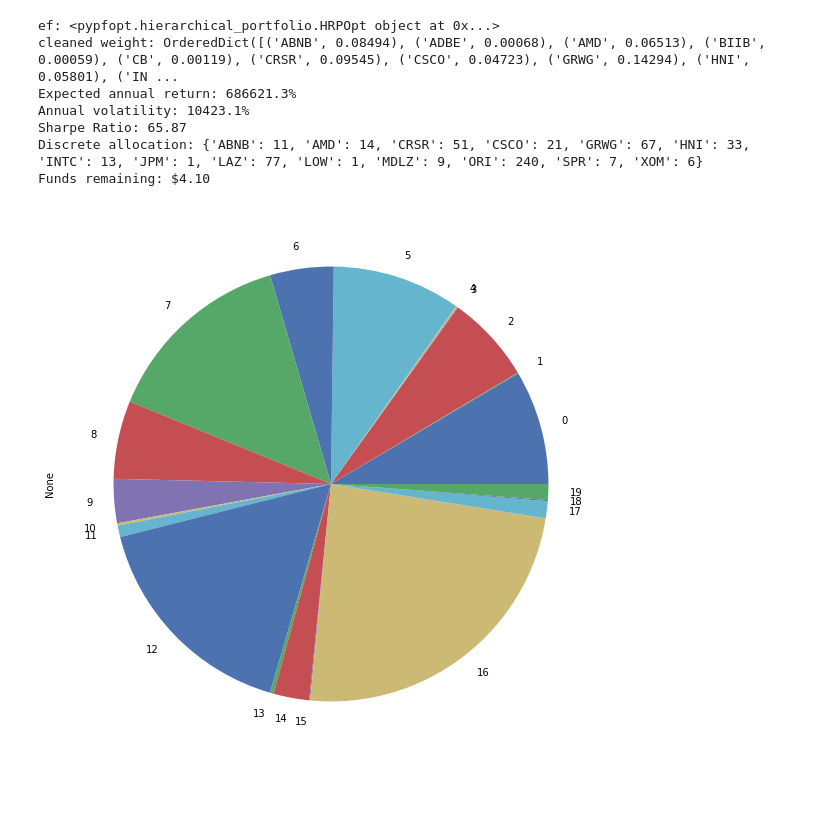
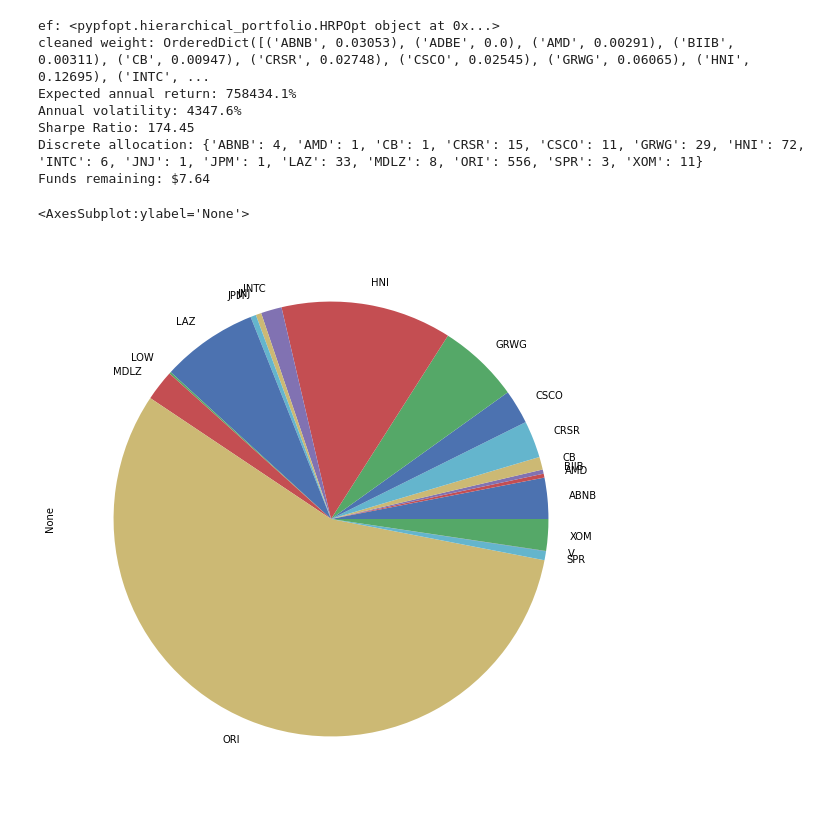
Before and after one commit to Altway/data-acc, a Jupyter notebook: YaourtFinance.ipynb, the cells around one changed output. Drawn from its saved outputs; the diff is of its cells as text; code cells hidden in the pictures.

```diff
--- a/YaourtFinance.ipynb
+++ b/YaourtFinance.ipynb
@@ -19,8 +38,8 @@ coins_list = [
     "BIIB", "ADBE", "CRSR", "INTC", "JNJ",
     "JPM", "LAZ", "NVDA"
 ]
-coins_list = omg
-ohlc = yf.download(coins_list, period="max")
+#coins_list = omg2
+ohlc = yf.download(coins_list, period="5y")
 #print(ohlc.keys())
 price_matrix = ohlc["Adj Close"]
 
@@ -31,8 +50,16 @@ market_prices = yf.download("SPY", period="max")["Adj Close"]
 mcaps = {}
 for coin in coins_list:
     stock = yf.Ticker(coin)
-    mcaps[coin] = stock.info["marketCap"]
-print(mcaps)
+    try:
+        #print(stock.info["symbol"])
+        if not "marketCap" in stock.info:
+            print(coin)
+        else:
+            mcaps[coin] = stock.info["marketCap"]
+    except:
+        coins_list.remove(coin)
+#print(mcaps)
+print("FINISHED !")
 # %% [output]
 [*********************100%***********************]  20 of 20 completed
 [*********************100%***********************]  1 of 1 completed
@@ -174,66 +168,44 @@ mu = df
 #S = risk_models.risk_matrix(prices=df, method='ledoit_wolf')
 #S = risk_models.risk_matrix(prices=df, method='ledoit_wolf_single_factor')
 S = risk_models.risk_matrix(prices=df, method='oracle_approximating')
-"""
-risk_models_list = {
-    'sample_cov': risk_models.sample_cov(df),
-    'semi_cov': risk_models.semicovariance(df),
-    'exp_cov': risk_models.exp_cov(df),
-    'min_cov_det': risk_models.min_cov_determinant(df),
-    'cov_shrink': risk_models.CovarianceShrinkage(df.cov(min_periods=100)),
-    'ledoit_wolf': risk_models.risk_matrix(prices=df, method='ledoit_wolf'),
-    'ld_wolf_single': risk_models.risk_matrix(prices=df, method='ledoit_wolf_single_factor'),
-    'oracle_approx': risk_models.risk_matrix(prices=df, method='oracle_approximating'),
-}
 
-risk_models_list = {
-    'sample_cov': HRPOpt(mu, risk_models.sample_cov(df)),
-    'semi_cov': HRPOpt(mu,risk_models.semicovariance(df)),
-    'exp_cov': HRPOpt(mu, risk_models.exp_cov(df)),
-    'min_cov_det': HRPOpt(mu, risk_models.min_cov_determinant(df)),
-    'cov_shrink': HRPOpt(mu, risk_models.CovarianceShrinkage(df.cov(min_periods=100))),
-    'ledoit_wolf': HRPOpt(mu, risk_models.risk_matrix(prices=df, method='ledoit_wolf')),
-    'ld_wolf_single': HRPOpt(mu, risk_models.risk_matrix(prices=df, method='ledoit_wolf_single_factor')),
-    'oracle_approx': HRPOpt(mu, risk_models.risk_matrix(prices=df, method='oracle_approximating')),
-}
-"""
 capital = 19500
 risk_free_rate = 0.01
 
 #mu.plot.barh(figsize=(10,5))
 #plotting.plot_covariance(S, plot_correlation=True)
 
 ef = HRPOpt(mu, S)
 
 #import scipy.cluster.hierarchy as sch
 #print(sch._LINKAGE_METHODS)
 raw_weights = ef.optimize('single')
 
+
 print(f"ef: {ef}")
 #print(f"raw_weights: {raw_weights}")
 cleaned_weights = ef.clean_weights()
 print(f"cleaned weight: {cleaned_weights}")
 
 ef.portfolio_performance(verbose=True, risk_free_rate=risk_free_rate)
-
-pd.Series([abs(i) for i in cleaned_weights.values()]).plot.pie(figsize=(10,10), normalize=True)
 
 latest_prices = get_latest_prices(df)
 da = DiscreteAllocation(cleaned_weights, latest_prices, total_portfolio_value=capital)
 
 allocation, leftover = da.lp_portfolio()
 #allocation, leftover = da.greedy_portfolio()
 
 print("Discrete allocation:", allocation)
 print("Funds remaining: ${:.2f}".format(leftover))
 
-#pd.Series(cleaned_weights).plot.pie(figsize=(10,10))
+pd.Series([abs(i) for i in cleaned_weights.values()]).plot.pie(figsize=(10,10), normalize=True, labels=cleaned_weights.keys())
 # %% [output]
 ef: <pypfopt.hierarchical_portfolio.HRPOpt object at 0x...>
-cleaned weight: OrderedDict([('ABNB', 0.08494), ('ADBE', 0.00068), ('AMD', 0.06513), ('BIIB', 0.00059), ('CB', 0.00119), ('CRSR', 0.09545), ('CSCO', 0.04723), ('GRWG', 0.14294), ('HNI', 0.05801), ('IN ...
-Expected annual return: 686621.3%
-Annual volatility: 10423.1%
-Sharpe Ratio: 65.87
-Discrete allocation: {'ABNB': 11, 'AMD': 14, 'CRSR': 51, 'CSCO': 21, 'GRWG': 67, 'HNI': 33, 'INTC': 13, 'JPM': 1, 'LAZ': 77, 'LOW': 1, 'MDLZ': 9, 'ORI': 240, 'SPR': 7, 'XOM': 6}
-Funds remaining: $4.10
+cleaned weight: OrderedDict([('ABNB', 0.03053), ('ADBE', 0.0), ('AMD', 0.00291), ('BIIB', 0.00311), ('CB', 0.00947), ('CRSR', 0.02748), ('CSCO', 0.02545), ('GRWG', 0.06065), ('HNI', 0.12695), ('INTC', ...
+Expected annual return: 758434.1%
+Annual volatility: 4347.6%
+Sharpe Ratio: 174.45
+Discrete allocation: {'ABNB': 4, 'AMD': 1, 'CB': 1, 'CRSR': 15, 'CSCO': 11, 'GRWG': 29, 'HNI': 72, 'INTC': 6, 'JNJ': 1, 'JPM': 1, 'LAZ': 33, 'MDLZ': 8, 'ORI': 556, 'SPR': 3, 'XOM': 11}
+Funds remaining: $7.64
+<AxesSubplot:ylabel='None'>
-[figure, old version]
+[figure, new version]
```
Also changed, not shown: parts of 13 cells of this notebook, 3 other files.
